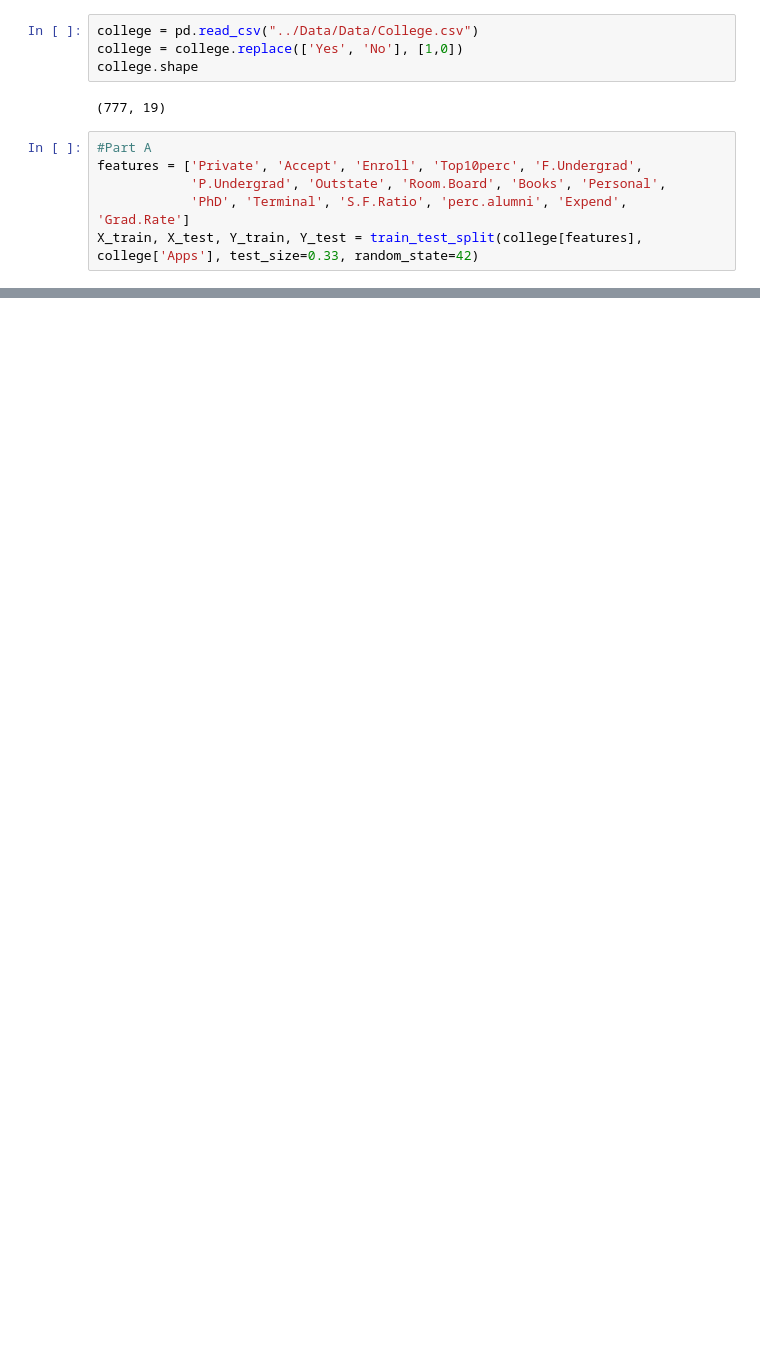
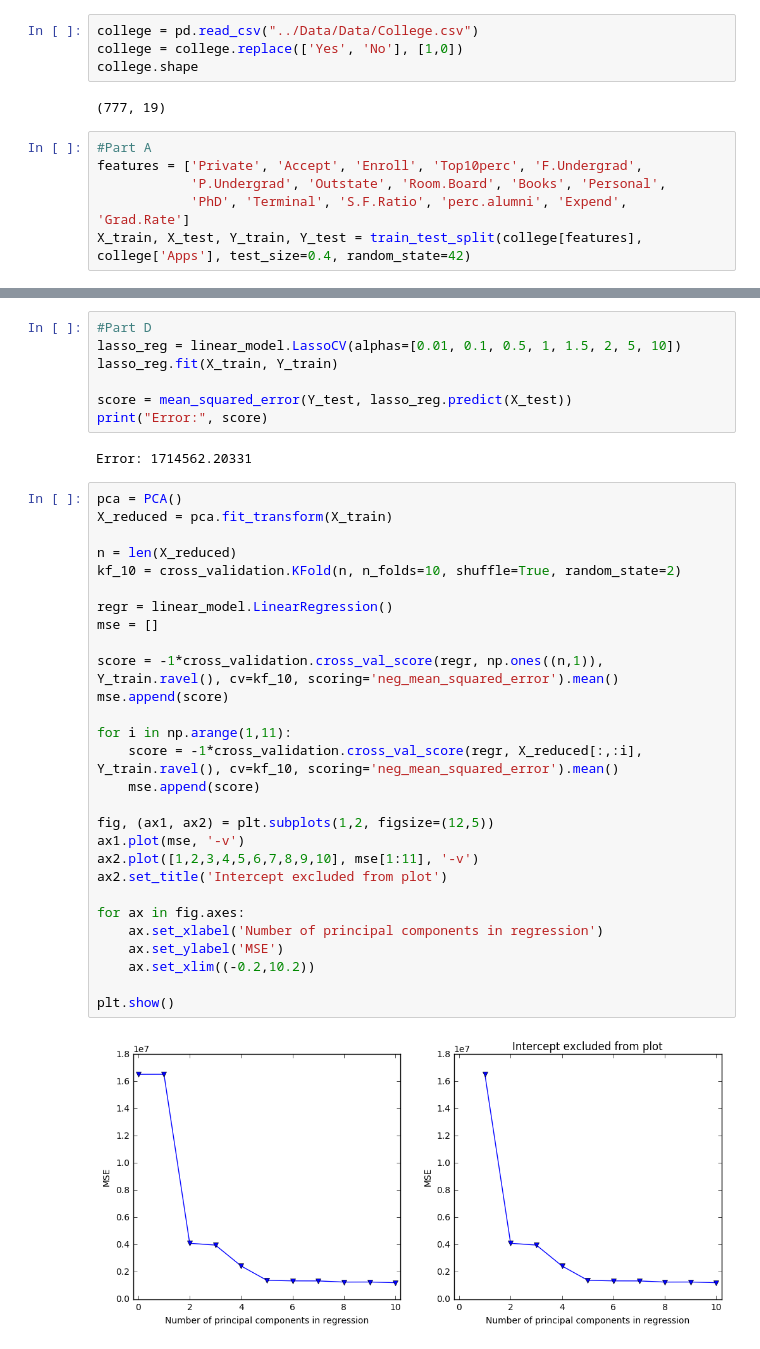
Before and after one commit to MSpearing/Data_Science, a Jupyter notebook: Lab5/Lab5_connor.ipynb, the cells around one changed output, grey strips where cells are left out. Drawn from its saved outputs; the diff is of its cells as text; blank space fills up the shorter version.

```diff
--- a/Lab5/Lab5_connor.ipynb
+++ b/Lab5/Lab5_connor.ipynb
@@ -147,7 +141,7 @@ college.shape
 features = ['Private', 'Accept', 'Enroll', 'Top10perc', 'F.Undergrad',
             'P.Undergrad', 'Outstate', 'Room.Board', 'Books', 'Personal',
             'PhD', 'Terminal', 'S.F.Ratio', 'perc.alumni', 'Expend', 'Grad.Rate']
-X_train, X_test, Y_train, Y_test = train_test_split(college[features], college['Apps'], test_size=0.33, random_state=42)
+X_train, X_test, Y_train, Y_test = train_test_split(college[features], college['Apps'], test_size=0.4, random_state=42)
 # %%
 #Part B
 lms = linear_model.LinearRegression()
@@ -168,0 +163,39 @@ Error on test data: 1790790.781051739
+# %%
+#Part D
+lasso_reg = linear_model.LassoCV(alphas=[0.01, 0.1, 0.5, 1, 1.5, 2, 5, 10])
+lasso_reg.fit(X_train, Y_train)
+
+score = mean_squared_error(Y_test, lasso_reg.predict(X_test))
+print("Error:", score)
+# %% [output]
+Error: 1714562.20331
+# %%
+pca = PCA()
+X_reduced = pca.fit_transform(X_train)
+
+n = len(X_reduced)
+kf_10 = cross_validation.KFold(n, n_folds=10, shuffle=True, random_state=2)
+
+regr = linear_model.LinearRegression()
+mse = []
+
+score = -1*cross_validation.cross_val_score(regr, np.ones((n,1)), Y_train.ravel(), cv=kf_10, scoring='neg_mean_squared_error').mean()
+mse.append(score)
+
+for i in np.arange(1,11):
+    score = -1*cross_validation.cross_val_score(regr, X_reduced[:,:i], Y_train.ravel(), cv=kf_10, scoring='neg_mean_squared_error').mean()
+    mse.append(score)
+
+fig, (ax1, ax2) = plt.subplots(1,2, figsize=(12,5))
+ax1.plot(mse, '-v')
+ax2.plot([1,2,3,4,5,6,7,8,9,10], mse[1:11], '-v')
+ax2.set_title('Intercept excluded from plot')
+
+for ax in fig.axes:
+    ax.set_xlabel('Number of principal components in regression')
+    ax.set_ylabel('MSE')
+    ax.set_xlim((-0.2,10.2))
+
+plt.show()
+# %% [output]
+[figure, added]
```
Also changed, not shown: parts of 28 cells of this notebook, 1 other file.
